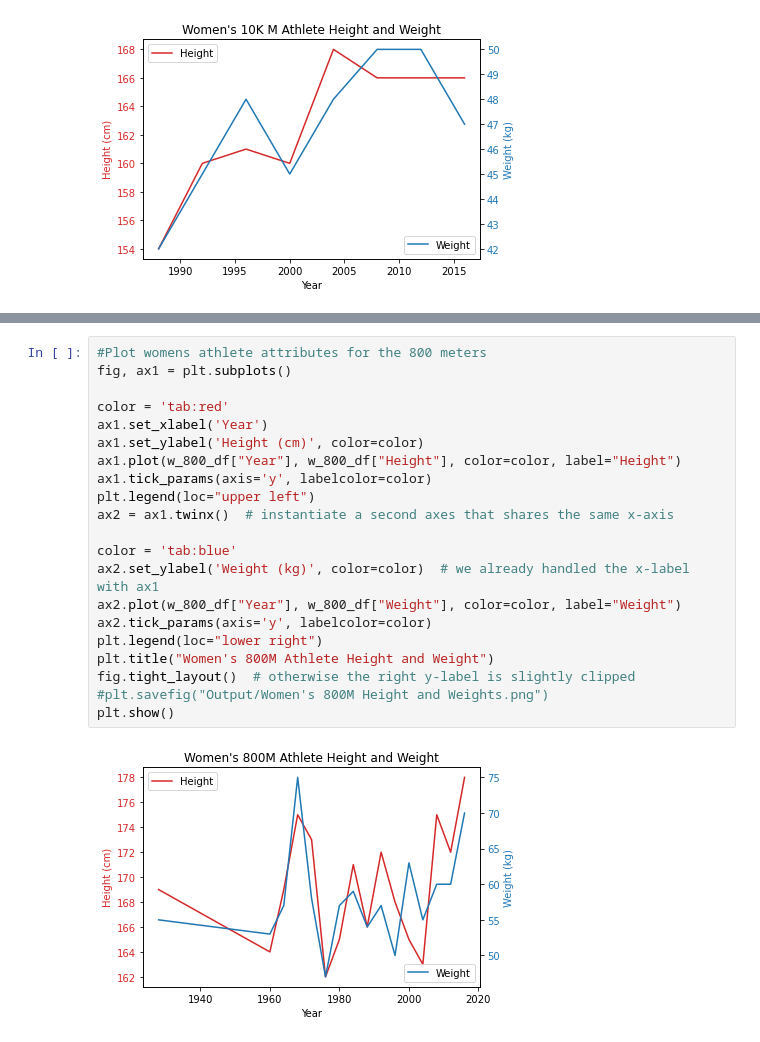
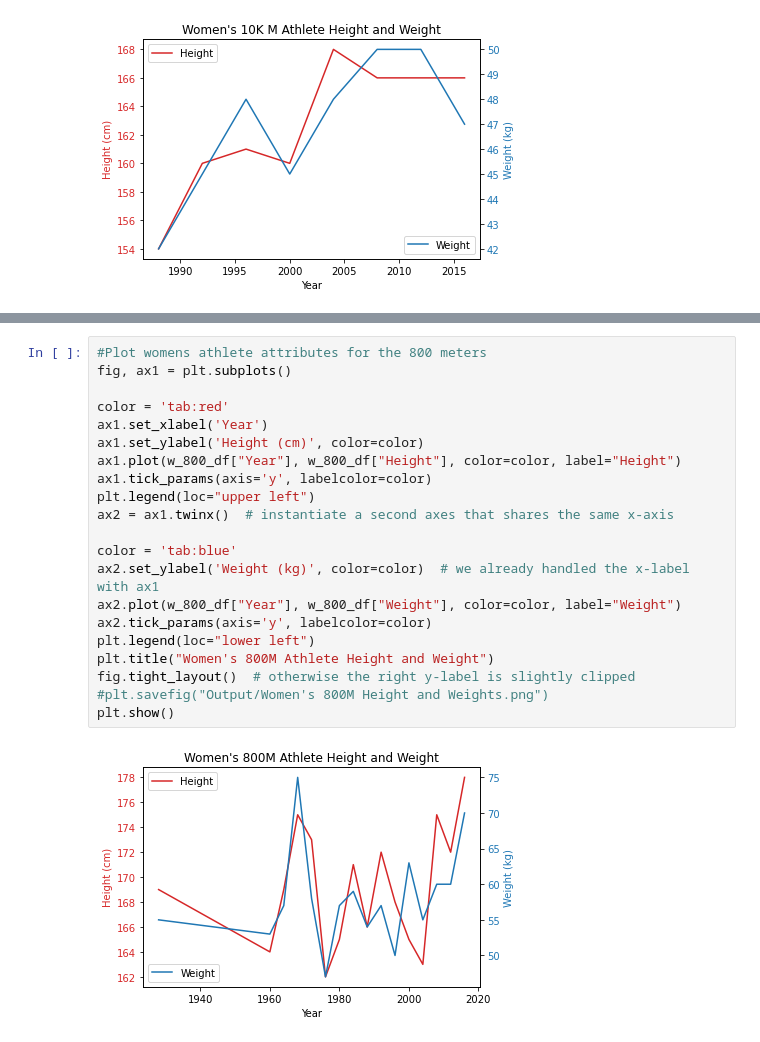
Before and after one commit to dstagner63/Project1, a Jupyter notebook: Athletes Physical Attributes .ipynb, the cells around one changed output, grey strips where cells are left out. Cells and saved outputs as stored; diff of their text form.

```diff
--- a/Athletes Physical Attributes .ipynb
+++ b/Athletes Physical Attributes .ipynb
@@ -272,23 +272,23 @@ plt.show()
 # %%
 #Plot womens athlete attributes for the 800 meters
 fig, ax1 = plt.subplots()
 
 color = 'tab:red'
 ax1.set_xlabel('Year')
 ax1.set_ylabel('Height (cm)', color=color)
 ax1.plot(w_800_df["Year"], w_800_df["Height"], color=color, label="Height")
 ax1.tick_params(axis='y', labelcolor=color)
 plt.legend(loc="upper left")
 ax2 = ax1.twinx()  # instantiate a second axes that shares the same x-axis
 
 color = 'tab:blue'
 ax2.set_ylabel('Weight (kg)', color=color)  # we already handled the x-label with ax1
 ax2.plot(w_800_df["Year"], w_800_df["Weight"], color=color, label="Weight")
 ax2.tick_params(axis='y', labelcolor=color)
-plt.legend(loc="lower right")
+plt.legend(loc="lower left")
 plt.title("Women's 800M Athlete Height and Weight")
 fig.tight_layout()  # otherwise the right y-label is slightly clipped
 #plt.savefig("Output/Women's 800M Height and Weights.png")
 plt.show()
 # %% [output]
-[figure, old version]
+[figure, new version]
```
Also changed, not shown: parts of 2 cells of this notebook, 2 other files.
